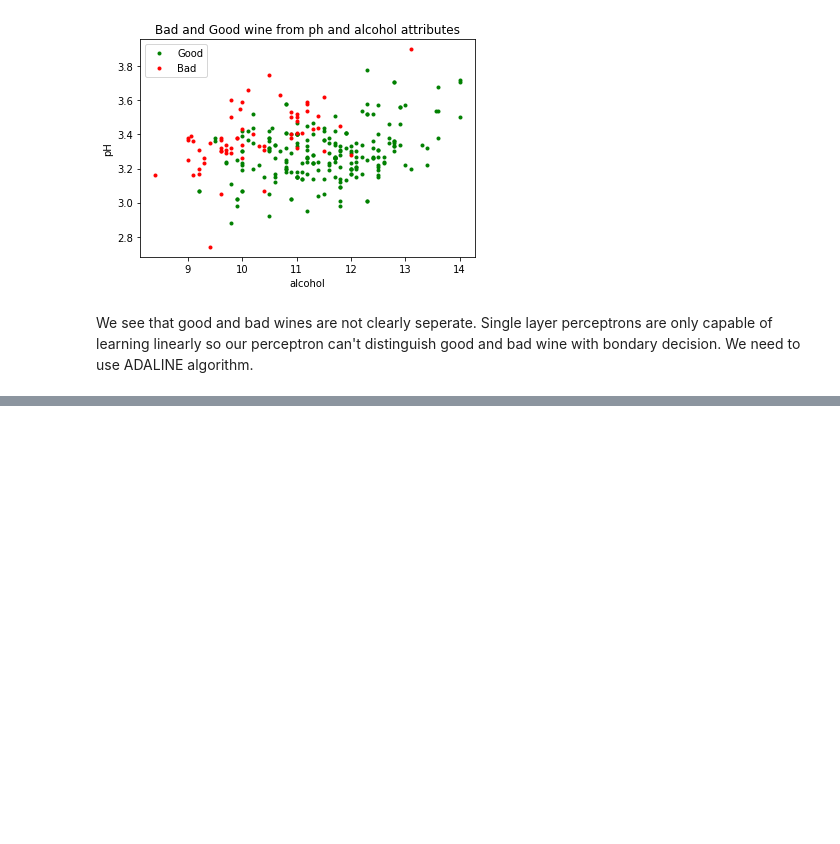
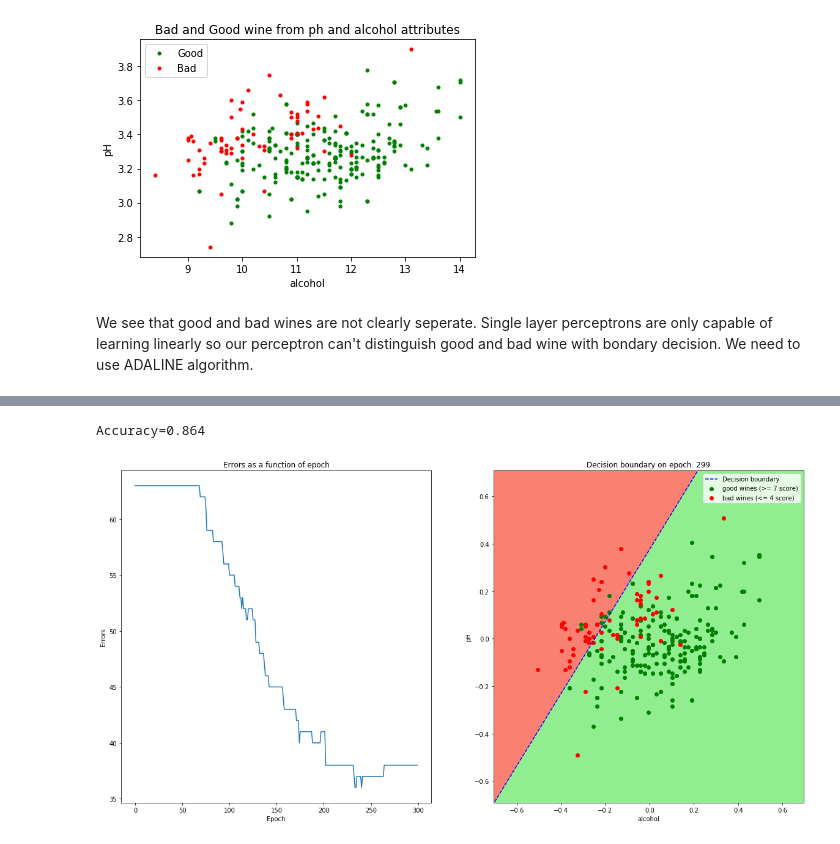
Before and after one commit to yohan-th/ft_sommelier, a Jupyter notebook: ft_sommelier.ipynb, the cells around one changed output, grey strips where cells are left out. Saved outputs shown, nothing was run; the diff lists cells and outputs as text; code cells hidden in the pictures; blank space fills up the shorter version.

```diff
--- a/ft_sommelier.ipynb
+++ b/ft_sommelier.ipynb
@@ -458,0 +496,8 @@ print(train_adaline[-1])
+# %%
+ada = Adaline(lr = 0.005)
+train_adaline = ada.train(X.values, Y, 300, "batch")
+plot_performance(train_adaline, cpy_slct_data, 7, 4)
+print("Accuracy={0:.3f}".format((len(cpy_slct_data) - train_adaline[-1][1]) / len(cpy_slct_data)))
+# %% [output]
+Accuracy=0.864
+[figure, added]
```
Also changed, not shown: parts of 39 cells of this notebook.
